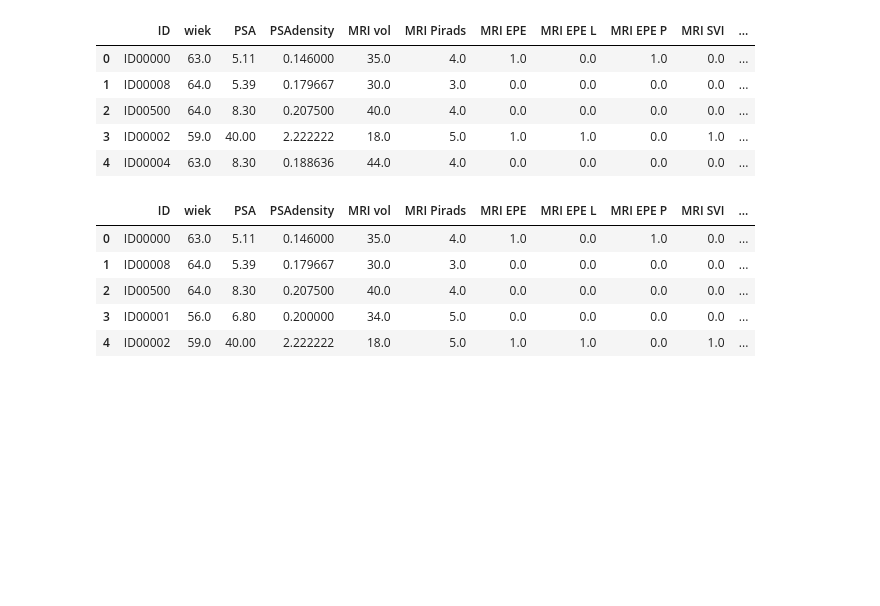
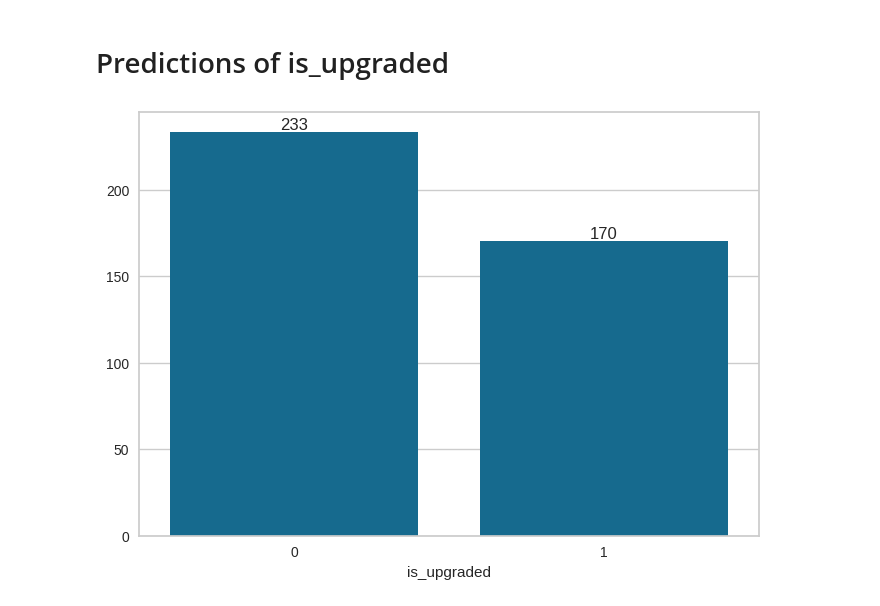
Before and after one commit to PiotrRenk/microscopic-epe-proj, a Jupyter notebook: notebooks/upgrading.ipynb, the cells around one changed output. Cells and saved outputs as stored; diff of their text form; code cells hidden in the pictures; blank space fills up the shorter version.

```diff
--- a/notebooks/upgrading.ipynb
+++ b/notebooks/upgrading.ipynb
@@ -22,10 +10,0 @@ from unified_functions import get_model_pipeline, train_and_evaluate_model, tune
-# %%
-df = pd.read_csv("../materials/processed_df_biopsy.csv")
-df.head()
-# %% [output]
-|  | ID | wiek | PSA | PSAdensity | MRI vol | MRI Pirads | MRI EPE | MRI EPE L | MRI EPE P | MRI SVI | ... |
-| 0 | ID00000 | 63.0 | 5.11 | 0.146000 | 35.0 | 4.0 | 1.0 | 0.0 | 1.0 | 0.0 | ... |
-| 1 | ID00008 | 64.0 | 5.39 | 0.179667 | 30.0 | 3.0 | 0.0 | 0.0 | 0.0 | 0.0 | ... |
-| 2 | ID00500 | 64.0 | 8.30 | 0.207500 | 40.0 | 4.0 | 0.0 | 0.0 | 0.0 | 0.0 | ... |
-| 3 | ID00002 | 59.0 | 40.00 | 2.222222 | 18.0 | 5.0 | 1.0 | 1.0 | 0.0 | 1.0 | ... |
-| 4 | ID00004 | 63.0 | 8.30 | 0.188636 | 44.0 | 4.0 | 0.0 | 0.0 | 0.0 | 0.0 | ... |
@@ -32,10 +107,15 @@ df.head()
 # %%
 df = pd.read_csv("../materials/processed_df_new.csv")
-df.head()
+df.columns
+df['is_upgraded'] = (df['ISUP RP'] > df['Bx ISUP Grade']).astype(int)
+# df['upgrade_diff'] = np.clip(df['ISUP RP'] - df['Bx ISUP Grade'], a_min=0, a_max=None)
+df['upgrade_diff'] = df['ISUP RP'] - df['Bx ISUP Grade']
+df = df.dropna(subset=['is_upgraded', 'upgrade_diff'])
-# %% [output]
-|  | ID | wiek | PSA | PSAdensity | MRI vol | MRI Pirads | MRI EPE | MRI EPE L | MRI EPE P | MRI SVI | ... |
-| 0 | ID00000 | 63.0 | 5.11 | 0.146000 | 35.0 | 4.0 | 1.0 | 0.0 | 1.0 | 0.0 | ... |
-| 1 | ID00008 | 64.0 | 5.39 | 0.179667 | 30.0 | 3.0 | 0.0 | 0.0 | 0.0 | 0.0 | ... |
-| 2 | ID00500 | 64.0 | 8.30 | 0.207500 | 40.0 | 4.0 | 0.0 | 0.0 | 0.0 | 0.0 | ... |
-| 3 | ID00001 | 56.0 | 6.80 | 0.200000 | 34.0 | 5.0 | 0.0 | 0.0 | 0.0 | 0.0 | ... |
-| 4 | ID00002 | 59.0 | 40.00 | 2.222222 | 18.0 | 5.0 | 1.0 | 1.0 | 0.0 | 1.0 | ... |
+# %% [markdown]
+# Predictions of is_upgraded
+# %%
+ax = sns.barplot(x=df['is_upgraded'].value_counts().index, y=df['is_upgraded'].value_counts().values)
+ax.bar_label(ax.containers[0])
+plt.show()
+# %% [output]
+[figure, added]
```
Also changed, not shown: parts of 8 cells of this notebook, 1 other file.
